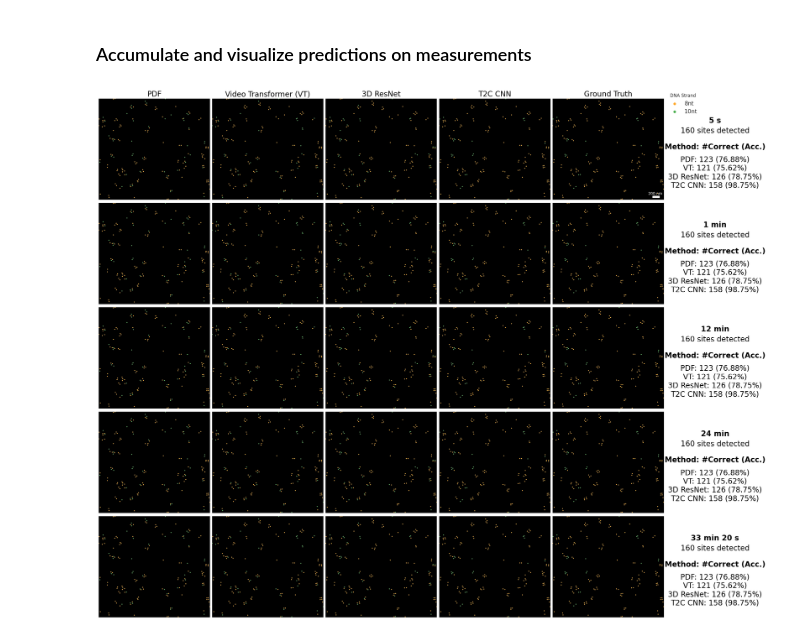
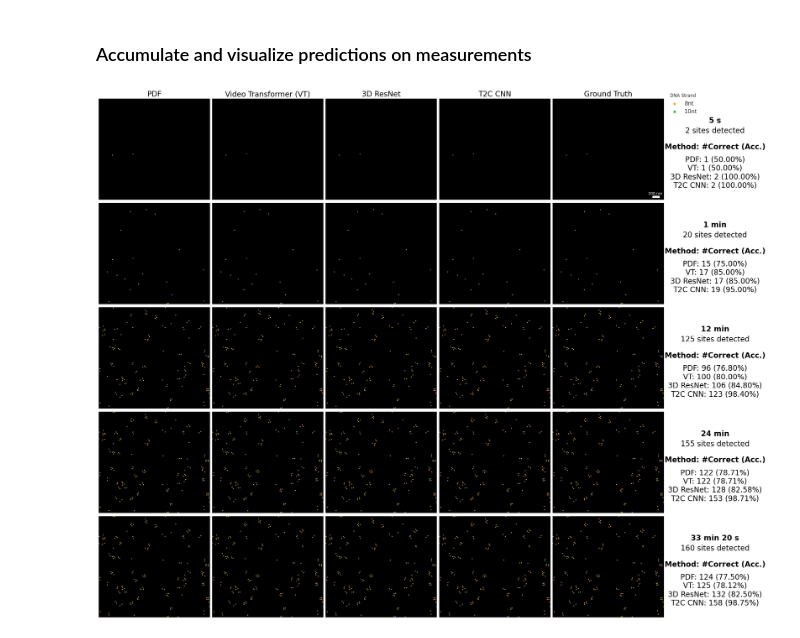
Before and after one commit to Yueming-Yin/T2C-CNN, a Jupyter notebook: Result_Visualization.ipynb, the cells around one changed output. Cells and saved outputs as stored; diff of their text form; code cells hidden in the pictures.

```diff
--- a/Result_Visualization.ipynb
+++ b/Result_Visualization.ipynb
@@ -9,62 +9,32 @@ import matplotlib.pyplot as plt
 import seaborn as sns
 import matplotlib.patches as patches
 
-def add_prediction_column(domain_idx, method, group_pred_df, observations_df, output_csv_path):
+def read_and_parse_csv(csv_path):
     """
-    Add a 'prediction' column to the observations CSV table by merging with group-prediction associations.
+    Reads a CSV file and converts string representations of lists into actual lists.
 
-    :param group_pred_csv_path: Path to the CSV file containing group-prediction associations.
-    :param observations_csv_path: Path to the CSV file containing observations for all groups.
-    :param output_csv_path: Path to save the updated observations CSV file with the 'prediction' column added.
+    Parameters:
+    csv_path (str): Path to the CSV file.
+
+    Returns:
+    pd.DataFrame: DataFrame with converted list columns.
     """
+    df = pd.read_csv(csv_path)
 
-    # Group group_pred_df by 'Group' and 'Label' and aggregate 'Prediction' into lists
-    if method != 'PDF':
-        group_pred_df = group_pred_df.groupby(['Group', 'Label'], as_index=False).agg({'Prediction': list, 'Class_1_Prob': list, 'Class_2_Prob': list})
+    def try_parse(value):
+        """Attempts to convert a string to a list if it appears to be a list."""
+        if isinstance(value, str) and value.startswith("[") and value.endswith("]"):
+            try:
+                return ast.literal_eval(value)  # Safely convert to list
+            except (SyntaxError, ValueError):
+                return value  # Return as-is if conversion fails
+        return value  # Return as-is if not a string
 
-    # Merge the DataFrames on the 'Group' column from group_pred_df and 'group' column from observations_df
-    merged_df = pd.merge(observations_df, group_pred_df, left_on=['group', 'domain'], right_on=['Group', 'Label'], how='left', suffixes=('_obs', '_pred'))
+    # Apply parsing to all columns
+    df = df.applymap(try_parse)
 
-    # Drop the additional 'Group' column from the merge
-    merged_df.drop(columns=['Group'], inplace=True)
+    return df
 
-    # Prepare the df to save as hdf5
-    merged_df.dropna(subset=['group'], inplace=True)
-    merged_df = merged_df.reset_index(drop=True)
-    merged_df = merged_df.astype({'group': np.int32})
-
-    # Save the updated DataFrame to a new CSV file
-    os.makedirs(os.path.dirname(output_csv_path), exist_ok=True)
-    merged_df.to_csv(output_csv_path, index=False)
-
-    return merged_df
-
-def split_into_events(group_frames):
-    # Return an empty list if group_frames is empty
-    if len(group_frames) == 0:
-        return []
-
-    # Ensure group_frames is sorted for consecutive detection
-    group_frames = np.sort(group_frames)
-
-    # Fill in missing frames for gaps <= 10
-    filled_frames = []
-    for i in range(len(group_frames) - 1):
-        start, end = group_frames[i], group_frames[i + 1]
-        # Add all frames in range if gap is <= 10, otherwise just add the start frame
-        filled_frames.extend(range(start, end + 1) if (end - start) <= 10 else [start])
-    filled_frames.append(group_frames[-1])  # Add the last frame
-
-    # Convert back to array to use numpy's split
-    filled_frames = np.array(filled_frames)
-
-    # Identify indices where there's a break in consecutive values > 10
-    breaks = np.where(np.diff(filled_frames) > 10)[0] + 1
-
-    # Use these breakpoints to split filled_frames into events
-    events = np.split(filled_frames, breaks)
-
-    return [event.tolist() for event in events if len(event) > 0]
 
 def count_events_up_to_frame(events, frame_idx):
     count = 0
@@ -104,6 +74,7 @@ def plot_spots(method_pred_dict, measurement_times, save_dir, domain_idx, measur
             ax.set_facecolor('black')
 
             # Processing the DataFrame
+            df['Event_Count_Upto_Frame'] = df['events'].apply(lambda events: count_events_up_to_frame(events, measurement_time))
             if method != 'Ground Truth':
                 df[f'{measurement_time}_Frames_Class_1_Prob'] = df.apply(
                     lambda row: np.nan if row['Event_Count_Upto_Frame'] == 0
@@ -213,33 +184,33 @@ def plot_spots(method_pred_dict, measurement_times, save_dir, domain_idx, measur
     plt.savefig(f'{save_dir}/domain_{domain_idx}/all_measurement_plots.png', dpi=300, bbox_inches='tight', facecolor='white')
     plt.show()
 
 fps = 10
 measurement_times = [5*fps, 1*60*fps, 12*60*fps, 24*60*fps, 2000*fps] # 5 s, 1 min, 12 min, 24 min
 measurement_times_str = ['5 s', '1 min', '12 min', '24 min', '33 min 20 s']
 methods = ['PDF', "Video Transformer (VT)", "3D ResNet", 'T2C CNN']
 save_dir = './results/super-resolution/accumulation'
 all_observations_path = './results/prediction_visualization/Figure 4c - Ground Truth.csv'
 domain_idx = '3_4'
 legend_list = ['8nt', '10nt']
 pred_path_dict = {"PDF": "./results/prediction_visualization/Figure 4c - PDF Prediction.csv",
                   "Video Transformer (VT)": "./results/prediction_visualization/Figure 4c - Video Transformer (VT) Prediction.csv",
                   "3D ResNet": "./results/prediction_visualization/Figure 4c - 3D ResNet-18 (RN) Prediction.csv",
                   "T2C CNN": "./results/prediction_visualization/Figure 4c - T2C CNN (T2C) Prediction.csv"}
 pred_column_dict = {"PDF": "Prediction", "Video Transformer (VT)": "Prediction", "3D ResNet": "Prediction", "T2C CNN": "Prediction", "Ground Truth": "domain"}
 new_table_dir = f'{save_dir}/tables'
 
 # Concatenate all DataFrames in the list
-all_observations_df = pd.read_csv(all_observations_path)
+all_observations_df = read_and_parse_csv(all_observations_path)
 
 method_pred_dict = {}
 for method, group_pred_csv_path in pred_path_dict.items():
     # Read the CSV files into DataFrames
-    group_pred_df = pd.read_csv(group_pred_csv_path)
+    group_pred_df = read_and_parse_csv(group_pred_csv_path)
     method_pred_dict[method] = group_pred_df
 
 # Add df for ground truth
 method_pred_dict['Ground Truth'] = all_observations_df
 
 plot_spots(method_pred_dict, measurement_times, save_dir, domain_idx, measurement_times_str, legend_list, pred_column_dict)
 # %% [output]
-[figure, old version]
+[figure, new version]
```
Also changed, not shown: 1 other file.
